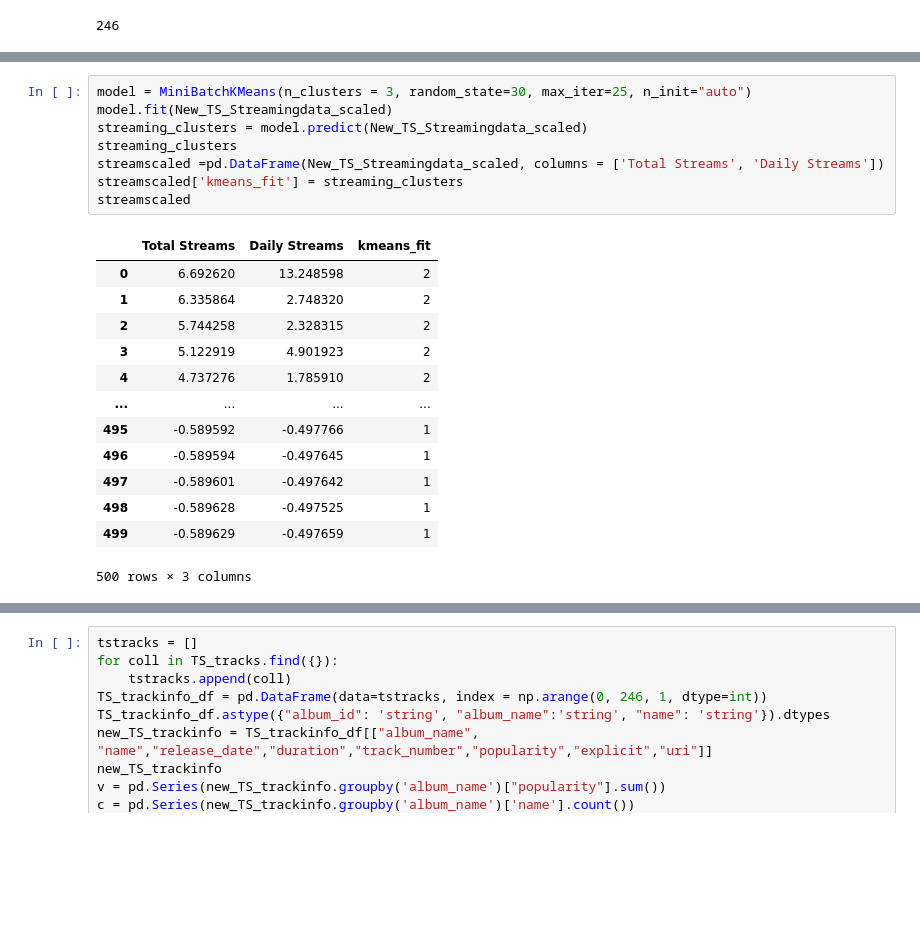
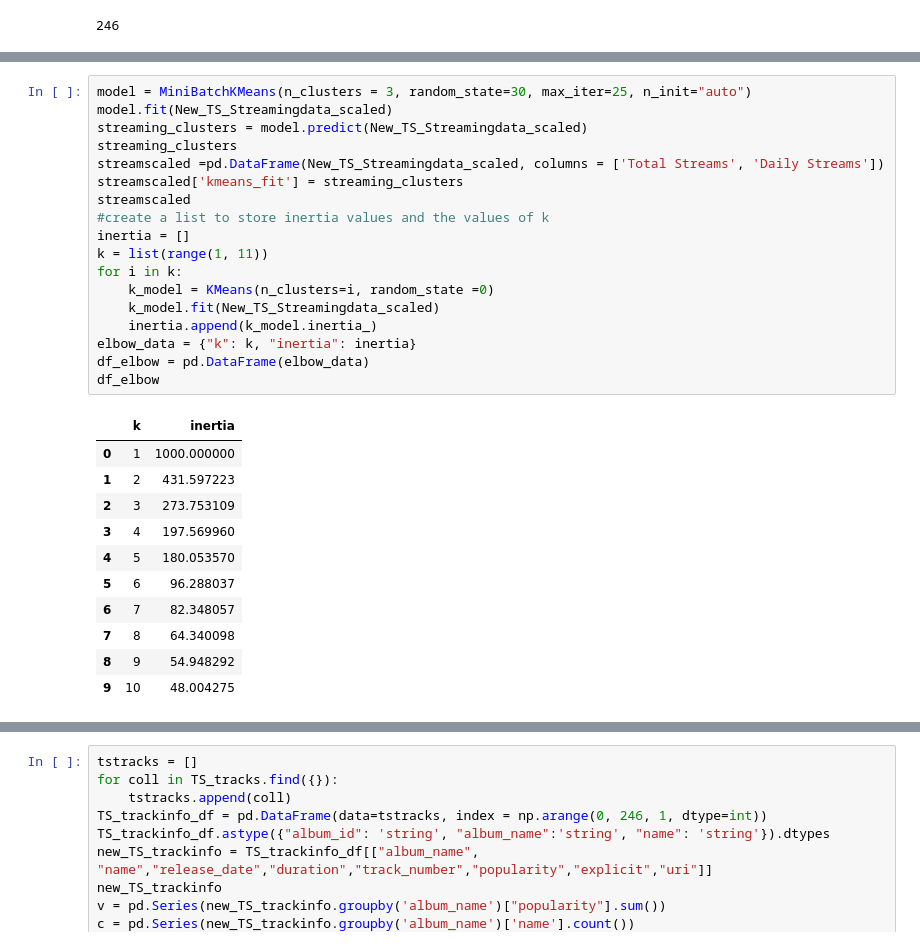
Before and after one commit to RFEIST83/Group-4---Project-4, a Jupyter notebook: project4_mongo.ipynb, the cells around one changed output, grey strips where cells are left out. Saved outputs shown, nothing was run; the diff lists cells and outputs as text; blank space fills up the shorter version.

```diff
--- a/project4_mongo.ipynb
+++ b/project4_mongo.ipynb
@@ -108,22 +111,30 @@ array([[ 6.69262027e+00,  1.32485983e+01],
 # %%
 model = MiniBatchKMeans(n_clusters = 3, random_state=30, max_iter=25, n_init="auto")
 model.fit(New_TS_Streamingdata_scaled)
 streaming_clusters = model.predict(New_TS_Streamingdata_scaled)
 streaming_clusters
 streamscaled =pd.DataFrame(New_TS_Streamingdata_scaled, columns = ['Total Streams', 'Daily Streams'])
 streamscaled['kmeans_fit'] = streaming_clusters
 streamscaled
+#create a list to store inertia values and the values of k
+inertia = []
+k = list(range(1, 11))
+for i in k:
+    k_model = KMeans(n_clusters=i, random_state =0)
+    k_model.fit(New_TS_Streamingdata_scaled)
+    inertia.append(k_model.inertia_)
+elbow_data = {"k": k, "inertia": inertia}
+df_elbow = pd.DataFrame(elbow_data)
+df_elbow
 # %% [output]
-|  | Total Streams | Daily Streams | kmeans_fit |
-| 0 | 6.692620 | 13.248598 | 2 |
-| 1 | 6.335864 | 2.748320 | 2 |
-| 2 | 5.744258 | 2.328315 | 2 |
-| 3 | 5.122919 | 4.901923 | 2 |
-| 4 | 4.737276 | 1.785910 | 2 |
-| ... | ... | ... | ... |
-| 495 | -0.589592 | -0.497766 | 1 |
-| 496 | -0.589594 | -0.497645 | 1 |
-| 497 | -0.589601 | -0.497642 | 1 |
-| 498 | -0.589628 | -0.497525 | 1 |
-| 499 | -0.589629 | -0.497659 | 1 |
+|  | k | inertia |
+| 0 | 1 | 1000.000000 |
+| 1 | 2 | 431.597223 |
+| 2 | 3 | 273.753109 |
+| 3 | 4 | 197.569960 |
+| 4 | 5 | 180.053570 |
+| 5 | 6 | 96.288037 |
+| 6 | 7 | 82.348057 |
+| 7 | 8 | 64.340098 |
+| 8 | 9 | 54.948292 |
+| 9 | 10 | 48.004275 |
-500 rows × 3 columns
```
Also changed, not shown: parts of 8 cells of this notebook.
